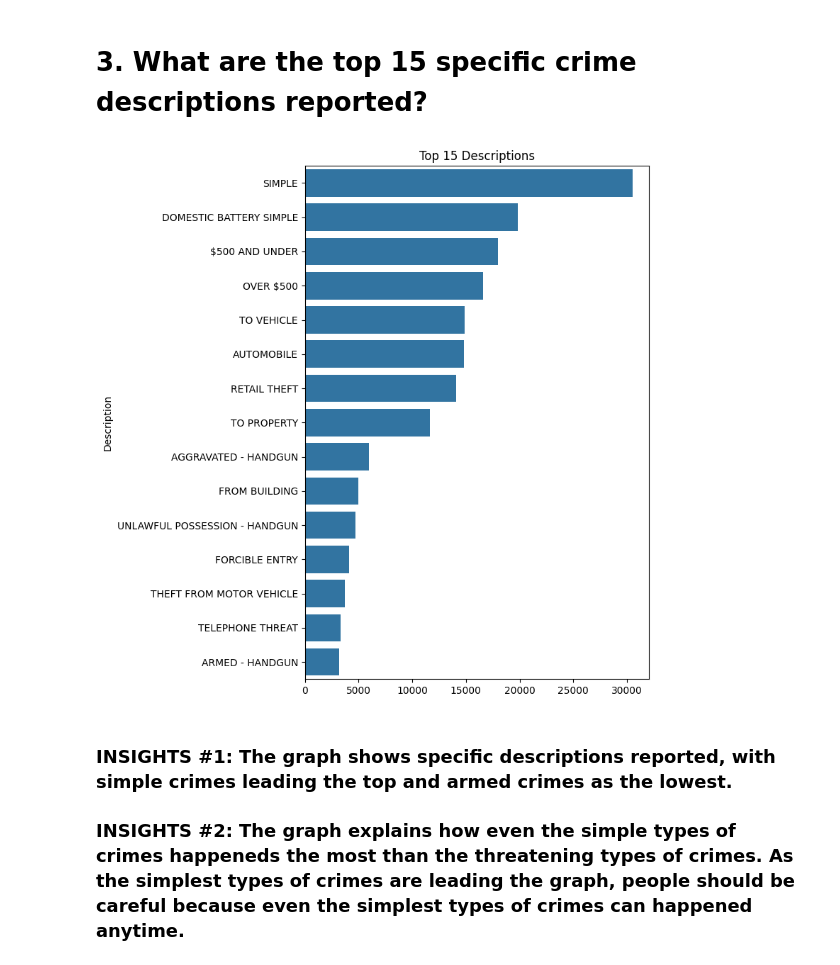
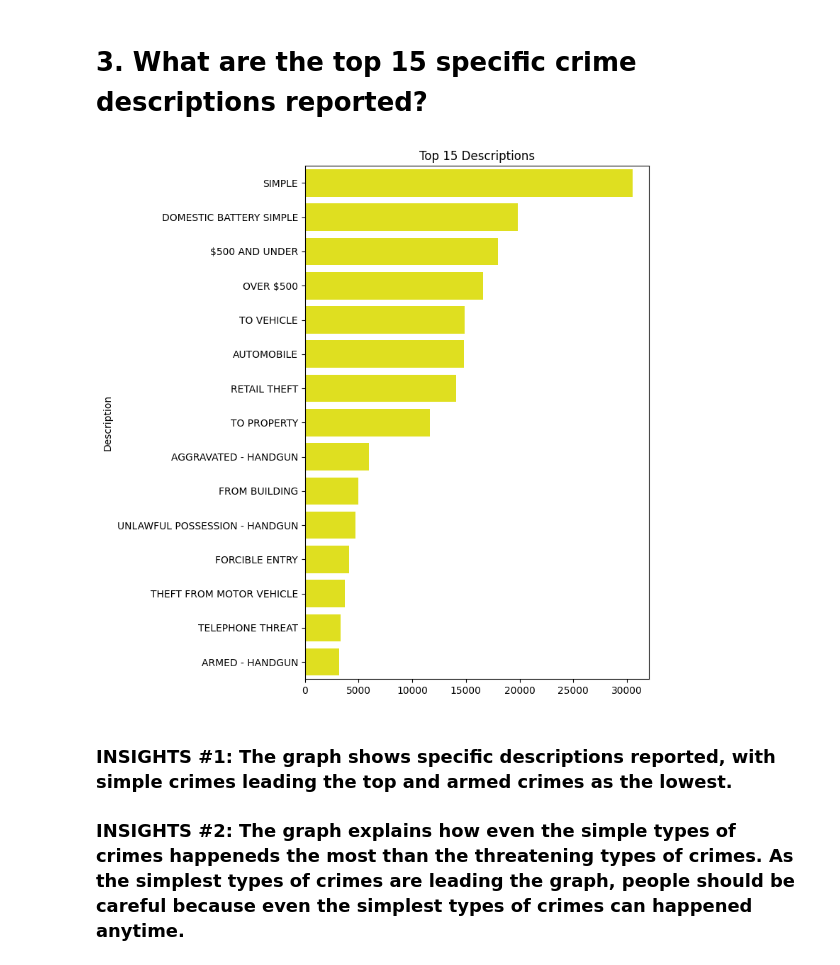
Before and after one commit to GelaLela/ELEC303_DATA_ANALYTICS_ACT2_REMOJOANGELA, a Jupyter notebook: ELEC303MIDTERMS_EXAM.ipynb, the cells around one changed output. Cells and saved outputs as stored; diff of their text form; code cells hidden in the pictures.

```diff
--- a/ELEC303MIDTERMS_EXAM.ipynb
+++ b/ELEC303MIDTERMS_EXAM.ipynb
@@ -90,14 +90,14 @@ plt.show()
 # %%
 top15_desc = df['Description'].value_counts().head(15)
 top15_desc
 
 plt.figure(figsize=(8,8))
-sns.barplot(y=top15_desc.index, x=top15_desc.values)
+sns.barplot(y=top15_desc.index, x=top15_desc.values, color='yellow')
 plt.title('Top 15 Descriptions')
 plt.tight_layout()
 plt.show()
 # %% [output]
-[figure, old version]
+[figure, new version]
 # %% [markdown]
 <h3>INSIGHTS #1: The graph shows specific descriptions reported, with simple crimes leading the top and armed crimes as the lowest.</h3>
 <h3>INSIGHTS #2: The graph explains how even the simple types of crimes happeneds the most than the threatening types of crimes. As the simplest types of crimes are leading the graph, people should be careful because even the simplest types of crimes can happened anytime. </h3>
```
Also changed, not shown: parts of 29 cells of this notebook.
